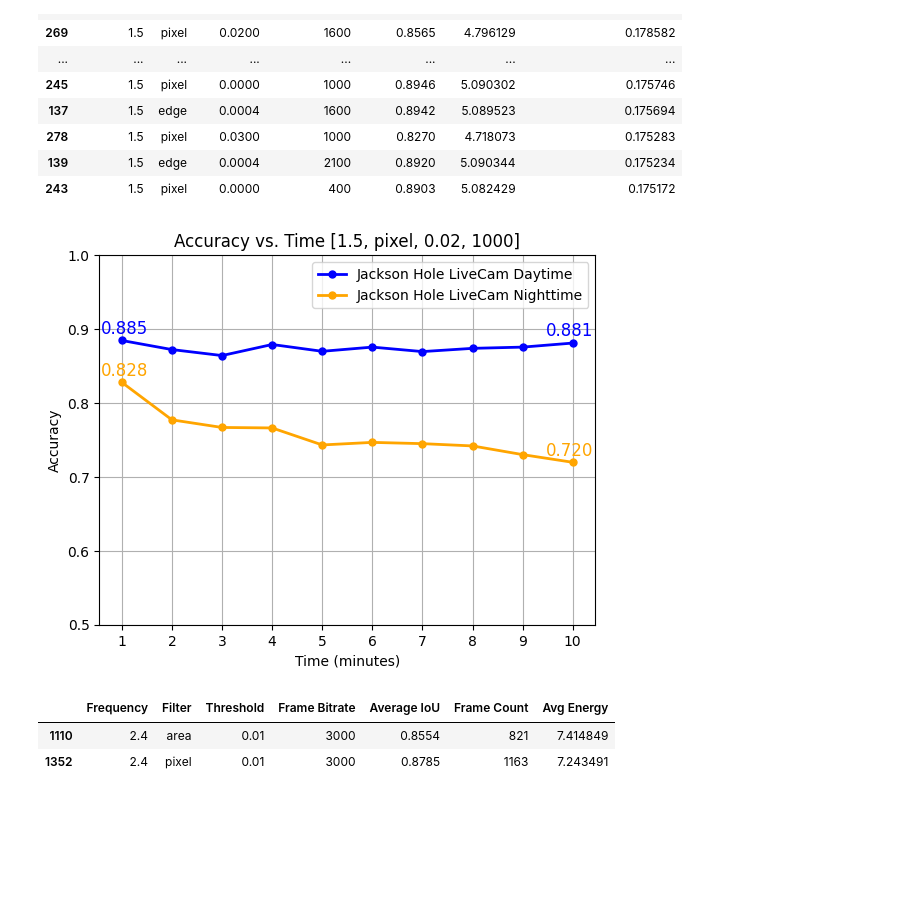
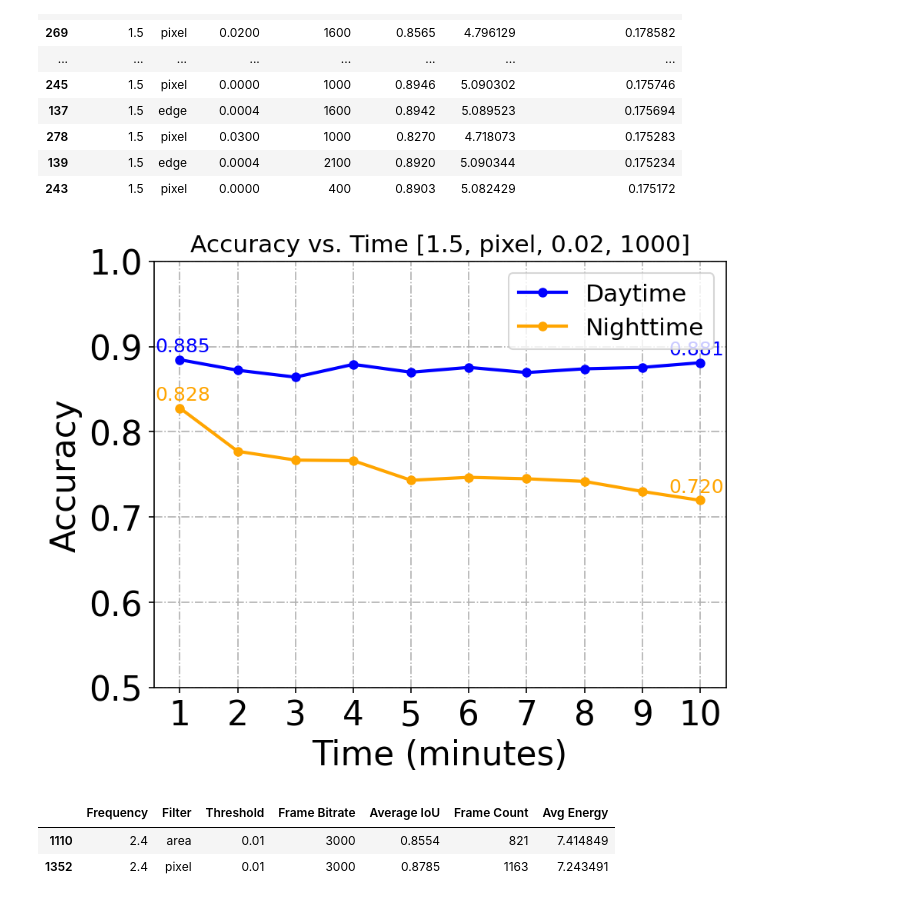
Before and after one commit to bencivjan/ecolens, a Jupyter notebook: viz/viz.ipynb, the cells around one changed output. Saved outputs shown, nothing was run; the diff lists cells and outputs as text; code cells hidden in the pictures; blank space fills up the shorter version.

Commit message:
New figure format

```diff
--- a/viz/viz.ipynb
+++ b/viz/viz.ipynb
@@ -231,43 +239,48 @@ Top 30 Configurations by Accuracy/Energy Ratio:
 | 243 | 1.5 | pixel | 0.0000 | 400 | 0.8903 | 5.082429 | 0.175172 |
 # %%
 # Plot video accuracy over time for 1.5,pixel,0.02,1000
-
+plt.rcParams['figure.dpi'] = 150  # plt.show display resolution
+font = {'family': 'sans-serif',
+        'serif': 'Helvetica',
+        'weight': 'normal',
+        'size': 21}
+plt.rc('font', **font)
 minutes = [1, 2, 3, 4, 5, 6, 7, 8, 9, 10]
 # JH_accuracy = [0.896891846652386, 0.8841147617895713, 0.8756257703281908,
 #             0.8838634526272898, 0.8764355769718852, 0.8770951794943822,
 #             0.8728595695022707, 0.8749113331430229, 0.8759406165094483,
 #             0.8801250754296973]
 JH_acc_002_1000 = [0.8845323462455549, 0.8722245455799401, 0.8641256924805556,
                0.879087591472295, 0.8698817141980153, 0.8755619359253631,
                0.8695019954260023, 0.8738858139002347, 0.8755509400832433,
                0.881035014470993]
 
 JH_night_acc_002_1000 = [0.8278939876485192, 0.777150069352838, 0.7668527398177784,
                      0.7662156447272866, 0.7431946317743635, 0.7466709707248023,
                     0.7449518610907384, 0.7418769200685303, 0.7301146976437243,
                     0.7197275938102095]
 
 # Plotting
 plt.figure()
-plt.plot(minutes, JH_acc_002_1000, marker='o', color='b', linestyle='-', linewidth=2, markersize=5, label='Jackson Hole LiveCam Daytime')
-plt.plot(minutes, JH_night_acc_002_1000, marker='o', color='orange', linestyle='-', linewidth=2, markersize=5, label='Jackson Hole LiveCam Nighttime')
-plt.title('Accuracy vs. Time [1.5, pixel, 0.02, 1000]')
+plt.plot(minutes, JH_acc_002_1000, marker='o', color='b', linestyle='-', linewidth=2, markersize=5, label='Daytime')
+plt.plot(minutes, JH_night_acc_002_1000, marker='o', color='orange', linestyle='-', linewidth=2, markersize=5, label='Nighttime')
+plt.title('Accuracy vs. Time [1.5, pixel, 0.02, 1000]', fontsize=15)
 plt.xlabel('Time (minutes)')
 plt.ylabel('Accuracy')
 plt.ylim(0.5, 1)
-plt.grid(True)
+plt.grid(True,linestyle='-.')
 plt.xticks(minutes)  # Display minute intervals for clarity
 
 plt.annotate(f"{JH_acc_002_1000[-1]:.3f}", (10, JH_acc_002_1000[-1]), textcoords="offset points", xytext=(-2,5), ha='center', fontsize=12, color='b')
 plt.annotate(f"{JH_acc_002_1000[0]:.3f}", (1, JH_acc_002_1000[0]), textcoords="offset points", xytext=(2,5), ha='center', fontsize=12, color='b')
 
 plt.annotate(f"{JH_night_acc_002_1000[-1]:.3f}", (10, JH_night_acc_002_1000[-1]), textcoords="offset points", xytext=(-2,5), ha='center', fontsize=12, color='orange')
 plt.annotate(f"{JH_night_acc_002_1000[0]:.3f}", (1, JH_night_acc_002_1000[0]), textcoords="offset points", xytext=(2,5), ha='center', fontsize=12, color='orange')
 
-plt.legend()
+plt.legend(fontsize=15)
 plt.show()
 # %% [output]
-[figure, old version]
+[figure, new version]
 # %%
 # Load the CSV files
 accuracy_df = pd.read_csv('accuracy-JH-1.csv')
```
Also changed, not shown: parts of 5 cells of this notebook.
